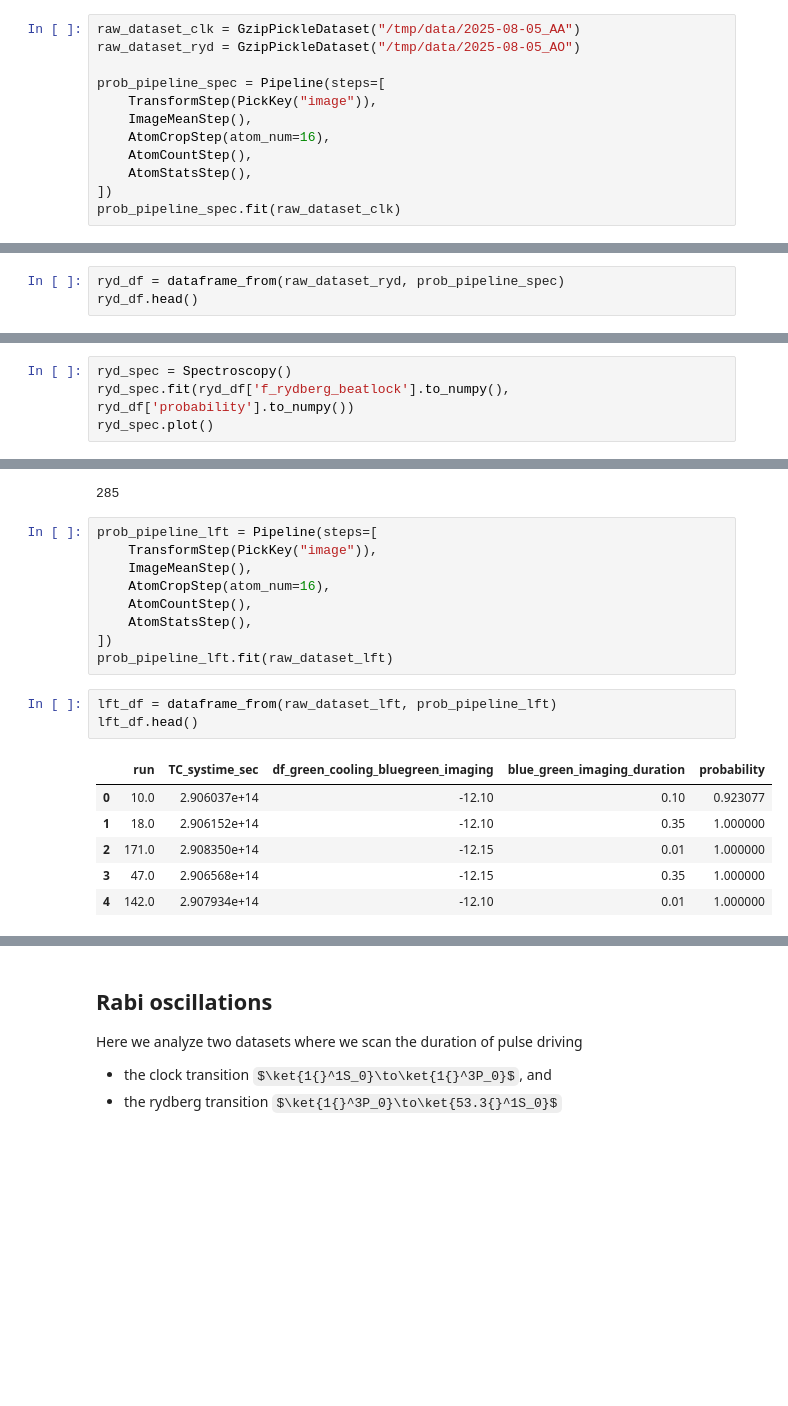
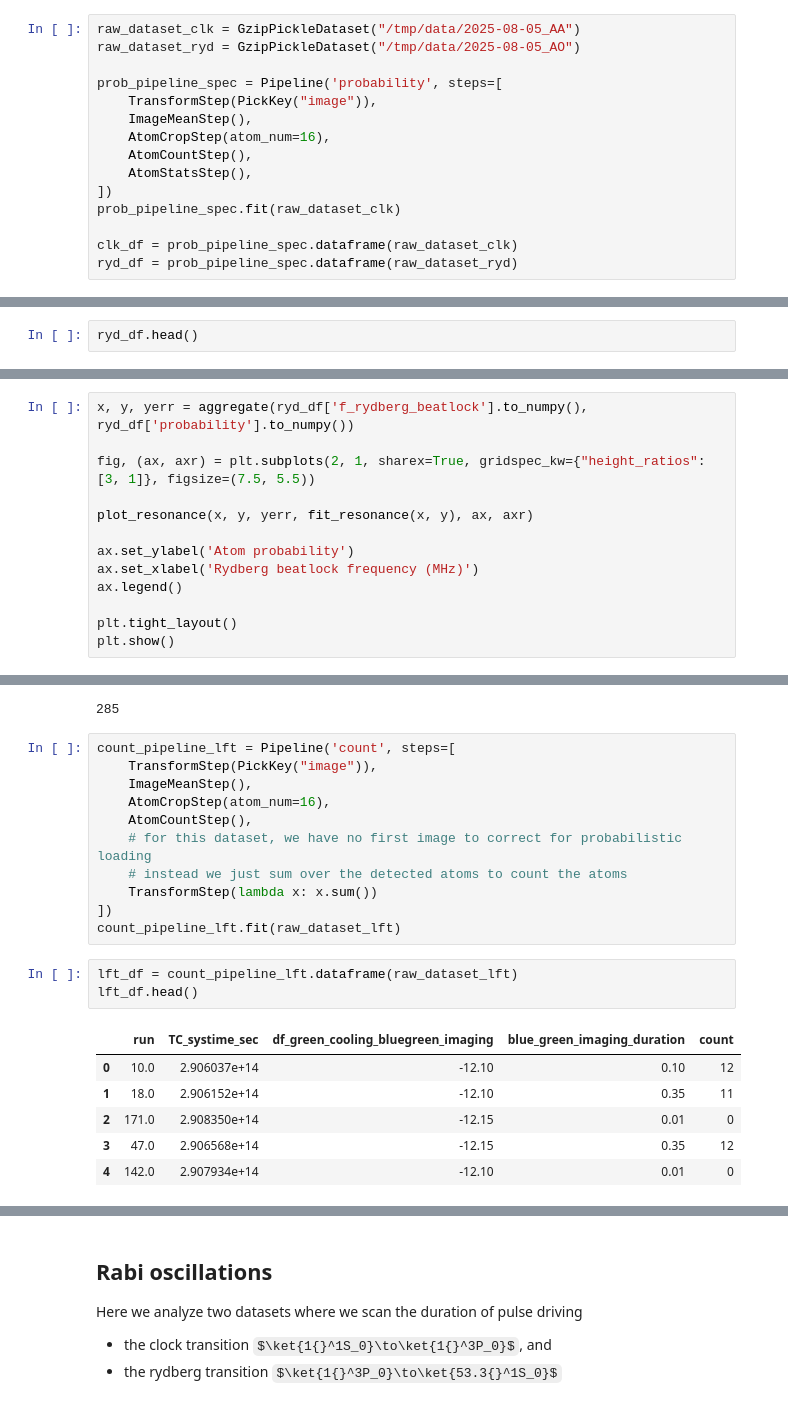
Before and after one commit to rydyb/pydatatom, a Jupyter notebook: notebooks/3 Measurement.ipynb, the cells around one changed output, grey strips where cells are left out. Drawn from its saved outputs; the diff is of its cells as text; some formulas as TeX source; blank space fills up the shorter version.

```diff
--- a/notebooks/3 Measurement.ipynb
+++ b/notebooks/3 Measurement.ipynb
@@ -30,7 +27,7 @@ Here we analyze two datasets where we scan the resonance of
 raw_dataset_clk = GzipPickleDataset("/tmp/data/2025-08-05_AA")
 raw_dataset_ryd = GzipPickleDataset("/tmp/data/2025-08-05_AO")
 
-prob_pipeline_spec = Pipeline(steps=[
+prob_pipeline_spec = Pipeline('probability', steps=[
     TransformStep(PickKey("image")),
     ImageMeanStep(),
     AtomCropStep(atom_num=16),
@@ -38,3 +35,6 @@ prob_pipeline_spec = Pipeline(steps=[
     AtomStatsStep(),
 ])
 prob_pipeline_spec.fit(raw_dataset_clk)
+
+clk_df = prob_pipeline_spec.dataframe(raw_dataset_clk)
+ryd_df = prob_pipeline_spec.dataframe(raw_dataset_ryd)
@@ -75,5 +66,4 @@ clk_spec.plot()
 # %%
-ryd_df = dataframe_from(raw_dataset_ryd, prob_pipeline_spec)
 ryd_df.head()
 # %% [output]
 |  | run | TC_systime_sec | f_clock_fundamental_large_sideband | f_rydberg_beatlock | probability |
@@ -83,7 +73,16 @@ ryd_df.head()
 | 3 | 1631.0 | 1.133279e+14 | 196.116485 | 78.40 | 0.750000 |
 | 4 | 465.0 | 1.124104e+14 | 196.116453 | 80.90 | 0.500000 |
 # %%
-ryd_spec = Spectroscopy()
-ryd_spec.fit(ryd_df['f_rydberg_beatlock'].to_numpy(), ryd_df['probability'].to_numpy())
-ryd_spec.plot()
+x, y, yerr = aggregate(ryd_df['f_rydberg_beatlock'].to_numpy(), ryd_df['probability'].to_numpy())
+
+fig, (ax, axr) = plt.subplots(2, 1, sharex=True, gridspec_kw={"height_ratios": [3, 1]}, figsize=(7.5, 5.5))
+
+plot_resonance(x, y, yerr, fit_resonance(x, y), ax, axr)
+
+ax.set_ylabel('Atom probability')
+ax.set_xlabel('Rydberg beatlock frequency (MHz)')
+ax.legend()
+
+plt.tight_layout()
+plt.show()
 # %% [output]
@@ -104,21 +103,23 @@ len(raw_dataset_lft)
 # %% [output]
 285
 # %%
-prob_pipeline_lft = Pipeline(steps=[
+count_pipeline_lft = Pipeline('count', steps=[
     TransformStep(PickKey("image")),
     ImageMeanStep(),
     AtomCropStep(atom_num=16),
     AtomCountStep(),
-    AtomStatsStep(),
+    # for this dataset, we have no first image to correct for probabilistic loading
+    # instead we just sum over the detected atoms to count the atoms
+    TransformStep(lambda x: x.sum())
 ])
-prob_pipeline_lft.fit(raw_dataset_lft)
+count_pipeline_lft.fit(raw_dataset_lft)
 # %%
-lft_df = dataframe_from(raw_dataset_lft, prob_pipeline_lft)
+lft_df = count_pipeline_lft.dataframe(raw_dataset_lft)
 lft_df.head()
 # %% [output]
-|  | run | TC_systime_sec | df_green_cooling_bluegreen_imaging | blue_green_imaging_duration | probability |
-| 0 | 10.0 | 2.906037e+14 | -12.10 | 0.10 | 0.923077 |
-| 1 | 18.0 | 2.906152e+14 | -12.10 | 0.35 | 1.000000 |
-| 2 | 171.0 | 2.908350e+14 | -12.15 | 0.01 | 1.000000 |
-| 3 | 47.0 | 2.906568e+14 | -12.15 | 0.35 | 1.000000 |
-| 4 | 142.0 | 2.907934e+14 | -12.10 | 0.01 | 1.000000 |
+|  | run | TC_systime_sec | df_green_cooling_bluegreen_imaging | blue_green_imaging_duration | count |
+| 0 | 10.0 | 2.906037e+14 | -12.10 | 0.10 | 12 |
+| 1 | 18.0 | 2.906152e+14 | -12.10 | 0.35 | 11 |
+| 2 | 171.0 | 2.908350e+14 | -12.15 | 0.01 | 0 |
+| 3 | 47.0 | 2.906568e+14 | -12.15 | 0.35 | 12 |
+| 4 | 142.0 | 2.907934e+14 | -12.10 | 0.01 | 0 |
```
Also changed, not shown: parts of 17 cells of this notebook, 9 other files.
